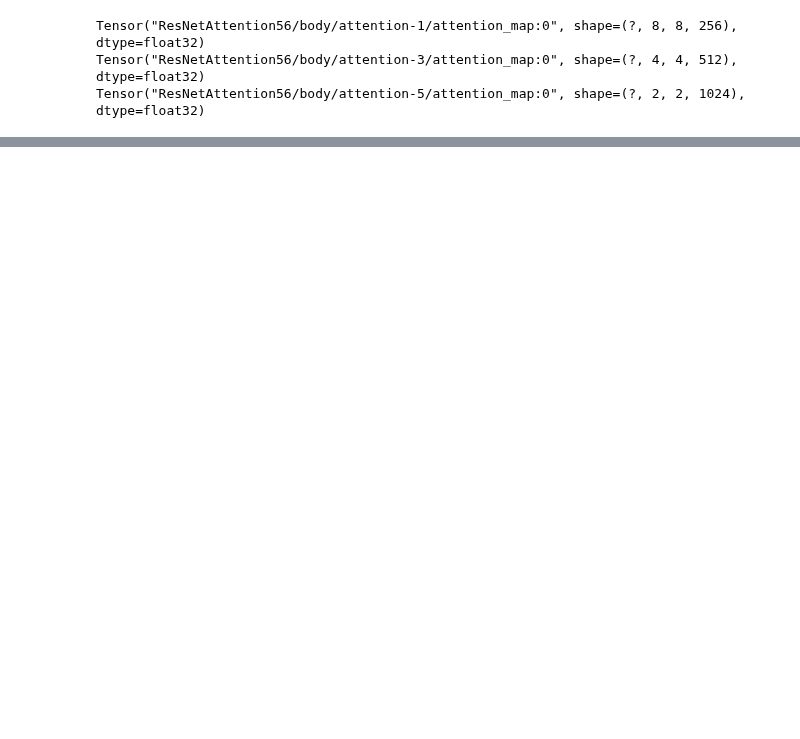
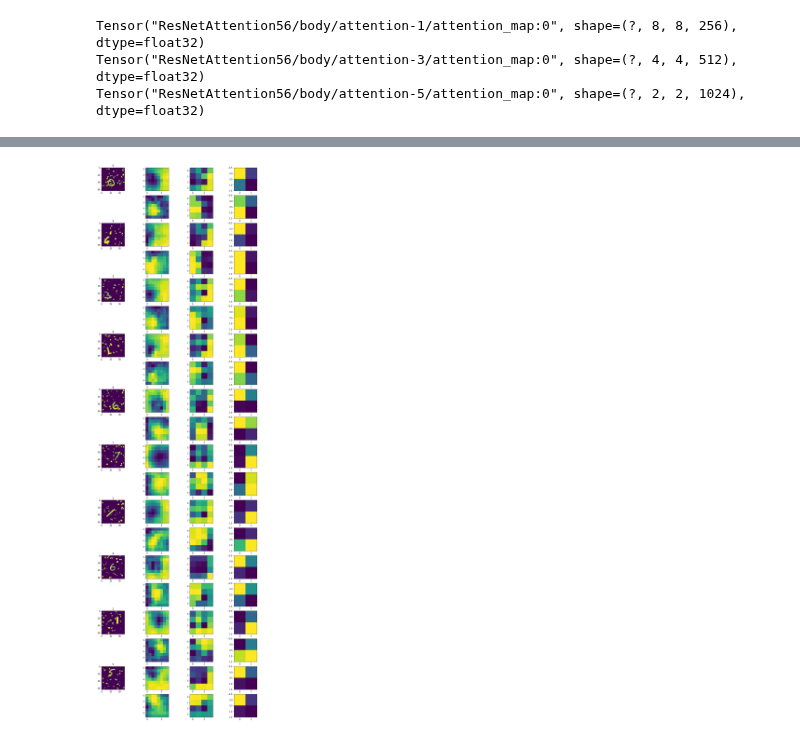
Before and after one commit to analysiscenter/az_training, a Jupyter notebook: alexey_kozhevin/task_05/Untitled.ipynb, the cells around one changed output, grey strips where cells are left out. Drawn from its saved outputs; the diff is of its cells as text; code cells hidden in the pictures; blank space fills up the shorter version.

```diff
--- a/alexey_kozhevin/task_05/Untitled.ipynb
+++ b/alexey_kozhevin/task_05/Untitled.ipynb
@@ -94,7 +94,0 @@ KeyboardInterrupt:
-# %%
-i = 6
-image = np.squeeze(batch.data.images[i])
-predictions = test_pp.get_variable('predicted_labels')[-1]
-plt.imshow(image)
-plt.show()
-print(batch.data.labels[i], predictions[i])
@@ -105,13 +96,18 @@ print(batch.data.labels[i], predictions[i])
 maps = ['ResNetAttention56/body/attention-{}/attention_map:0'.format(i) for i in [1,3,5]]
 
 ppl_for_maps = ((load_template << mnistset.test)
-                .import_model('VGG', train_pp)
+                .import_model('ResNetAttention', train_pp)
                 .init_variable('predicted_labels', init_on_each_run=list)
                 .init_variable('attention_maps', init_on_each_run=list)
-                .predict_model('VGG',
+                .predict_model('ResNetAttention',
                                fetches=maps,
                                feed_dict=test_feed_dict,
                                save_to=V('attention_maps'),
+                               mode='a')
+                .predict_model('ResNetAttention',
+                               fetches='predicted_labels',
+                               feed_dict=test_feed_dict,
+                               save_to=V('predicted_labels'),
                                mode='a'))
 # %%
 batch = ppl_for_maps.next_batch(10)
@@ -122,10 +113,0 @@ mean_maps_5 = np.mean(ppl_for_maps.get_variable('attention_maps')[-1][2], axis=-
-# %%
-for i in range(10):
-    plt.imshow(np.squeeze(batch.data.images[i]))
-    plt.show()
-    plt.imshow(mean_maps_1[i])
-    plt.show()
-    plt.imshow(mean_maps_3[i])
-    plt.show()
-    plt.imshow(mean_maps_5[i])
-    plt.show()
@@ -145,0 +114,19 @@ for i in range(10):
+# %%
+maps = [ppl_for_maps.get_variable('attention_maps')[-1][i] for i in range(3)]
+# %%
+plt.figure(figsize=(15, 50))
+n_expl = 10
+n_col = 4
+n_row = n_expl * 2
+for i in range(n_expl):
+    plt.subplot(n_row, n_col, 2*i*n_col + 1)
+    plt.imshow(np.squeeze(batch.data.images[i]))
+    plt.title(ppl_for_maps.get_variable('predicted_labels')[-1][i])
+    for j in range(3):
+        plt.subplot(n_row, n_col, 2*i*n_col + 2 + j)
+        plt.imshow(np.mean(maps[j][i], axis=-1))
+        plt.subplot(n_row, n_col, 2*i*n_col + 6 + j)
+        plt.imshow(np.max(maps[j][i], axis=-1))
+plt.show()
+# %% [output]
+[figure, added]
```
Also changed, not shown: parts of 9 cells of this notebook.
